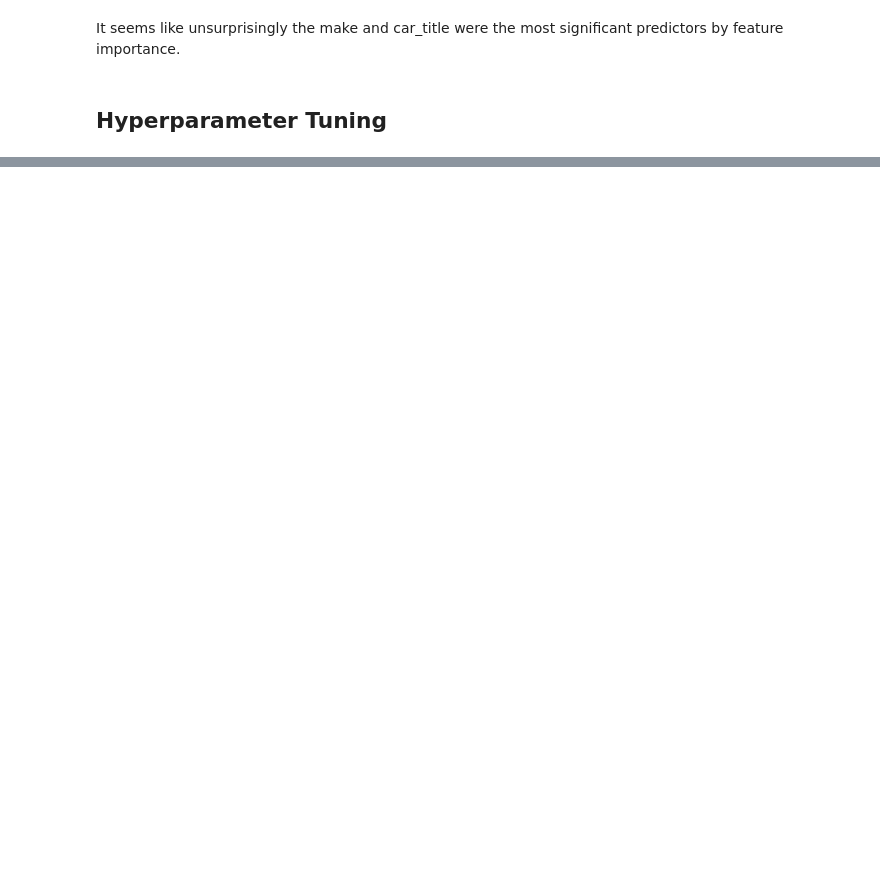
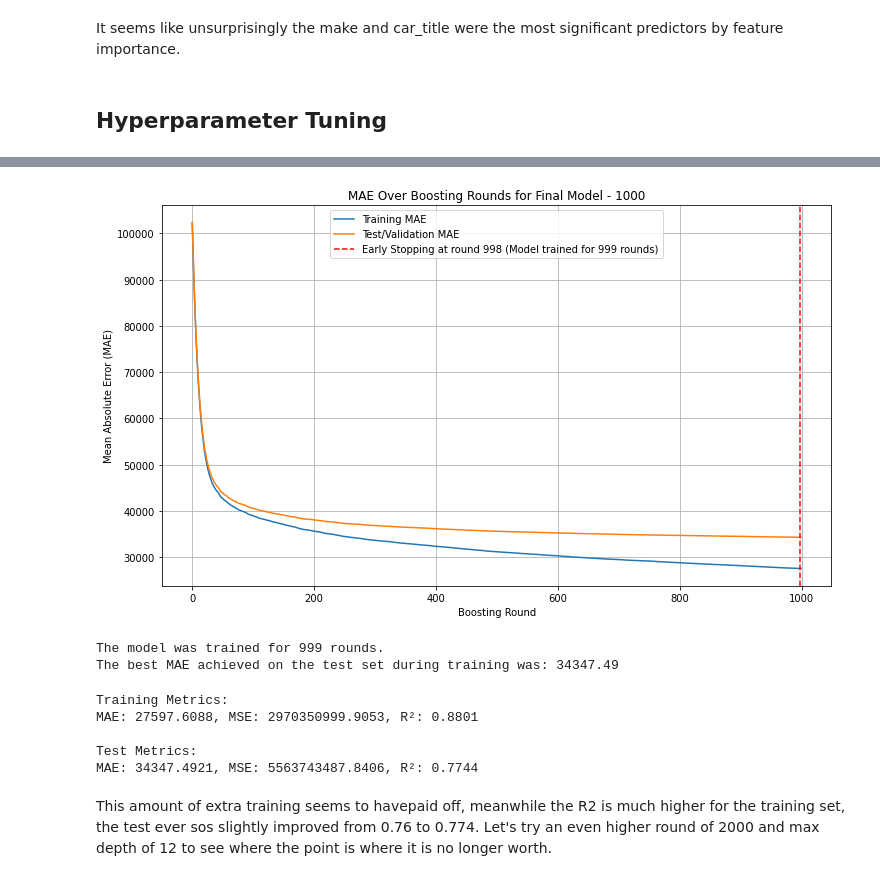
Before and after one commit to dfoddav2/SS25-capstone-project, a Jupyter notebook: prediction/price_prediction_xgboost.ipynb, the cells around one changed output, grey strips where cells are left out. Saved outputs shown, nothing was run; the diff lists cells and outputs as text; code cells hidden in the pictures; blank space fills up the shorter version.

```diff
--- a/prediction/price_prediction_xgboost.ipynb
+++ b/prediction/price_prediction_xgboost.ipynb
@@ -347,0 +528,61 @@ Error:
+# %%
+# Retrieve the evaluation results
+results_1000 = final_model_1000.evals_result()
+
+# Extract MAE history
+# 'validation_0' corresponds to the first item in eval_set (X_train_final, y_train)
+# 'validation_1' corresponds to the second item in eval_set (X_test_final, y_test)
+train_mae_history_1000 = results_1000['validation_0']['mae']
+test_mae_history_1000 = results_1000['validation_1']['mae']
+
+plt.figure(figsize=(12, 7))
+plt.plot(train_mae_history_1000, label='Training MAE')
+plt.plot(test_mae_history_1000, label='Test/Validation MAE')
+
+# The actual number of boosting rounds run (due to early stopping)
+# final_model.best_iteration is the round with the best score (0-indexed)
+actual_rounds_1000 = final_model_1000.best_iteration + 1
+plt.axvline(final_model_1000.best_iteration, color='r', linestyle='--',
+            label=f'Early Stopping at round {final_model_1000.best_iteration} (Model trained for {actual_rounds_1000} rounds)')
+
+plt.title('MAE Over Boosting Rounds for Final Model - 1000')
+plt.xlabel('Boosting Round')
+plt.ylabel('Mean Absolute Error (MAE)')
+plt.legend()
+plt.grid(True)
+plt.show()
+
+print(f"The model was trained for {actual_rounds_1000} rounds.")
+print(f"The best MAE achieved on the test set during training was: {final_model_1000.best_score:.2f}")
+# %% [output]
+[figure, added]
+The model was trained for 999 rounds.
+The best MAE achieved on the test set during training was: 34347.49
+# %%
+# Predictions
+y_train_pred_1000 = final_model_1000.predict(X_train_final)
+y_test_pred_1000 = final_model_1000.predict(X_test_final)
+
+# Training set metrics
+train_mae_1000 = mean_absolute_error(y_train, y_train_pred_1000)
+train_mse_1000 = mean_squared_error(y_train, y_train_pred_1000)  # MSE added
+train_r2_1000 = r2_score(y_train, y_train_pred_1000)
+
+# Test set metrics
+test_mae_1000 = mean_absolute_error(y_test, y_test_pred_1000)
+test_mse_1000 = mean_squared_error(y_test, y_test_pred_1000)     # MSE added
+test_r2_1000 = r2_score(y_test, y_test_pred_1000)
+
+# Print results with MSE
+print(f"Training Metrics:")
+print(f"MAE: {train_mae_1000:.4f}, MSE: {train_mse_1000:.4f}, R²: {train_r2_1000:.4f}")
+print(f"\nTest Metrics:")
+print(f"MAE: {test_mae_1000:.4f}, MSE: {test_mse_1000:.4f}, R²: {test_r2_1000:.4f}")
+# %% [output]
+Training Metrics:
+MAE: 27597.6088, MSE: 2970350999.9053, R²: 0.8801
+
+Test Metrics:
+MAE: 34347.4921, MSE: 5563743487.8406, R²: 0.7744
+# %% [markdown]
+This amount of extra training seems to havepaid off, meanwhile the R2 is much higher for the training set, the test ever sos slightly improved from 0.76 to 0.774. Let's try an even higher round of 2000 and max depth of 12 to see where the point is where it is no longer worth.
```
Also changed, not shown: parts of 29 cells of this notebook, 6 other files.
